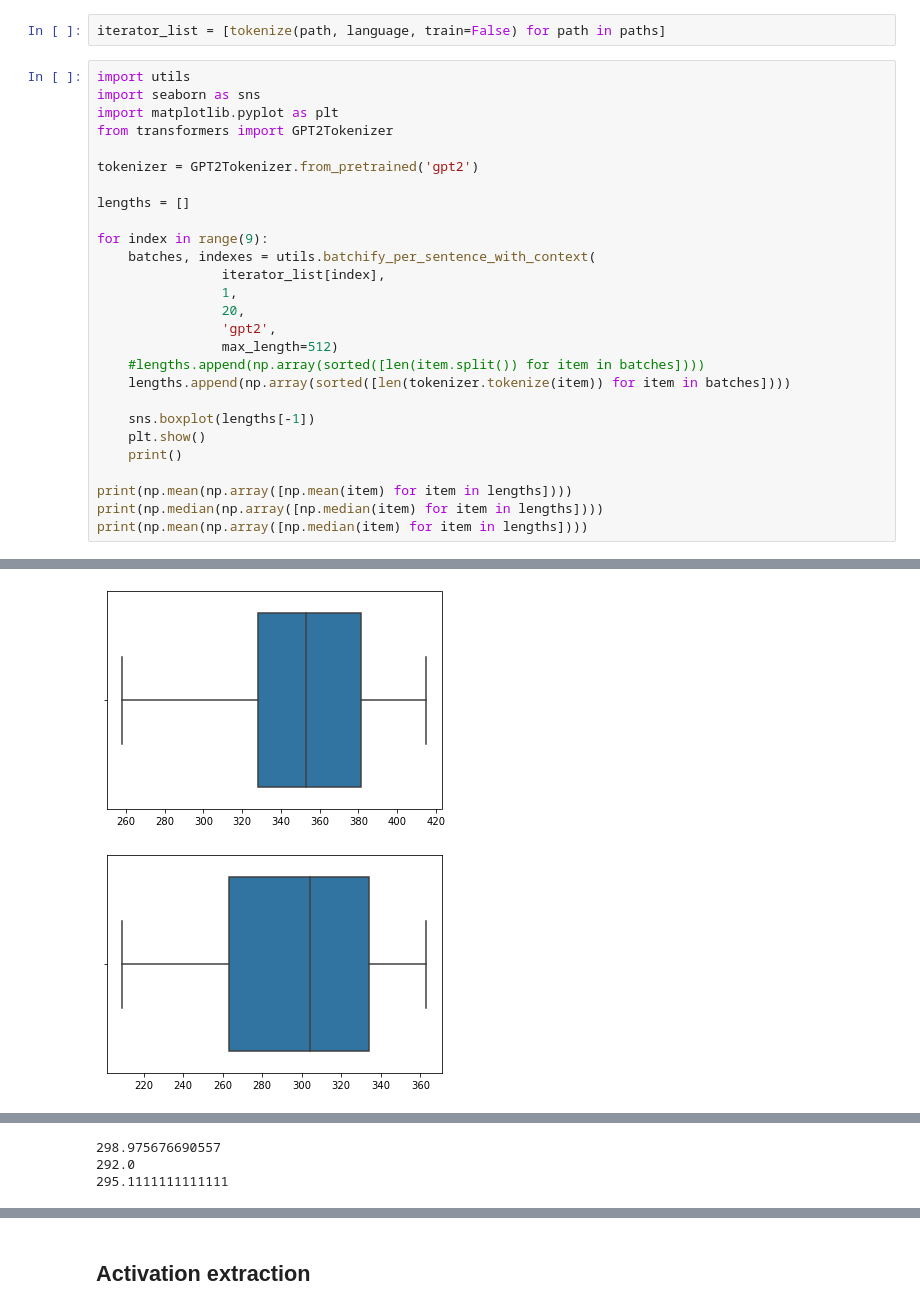
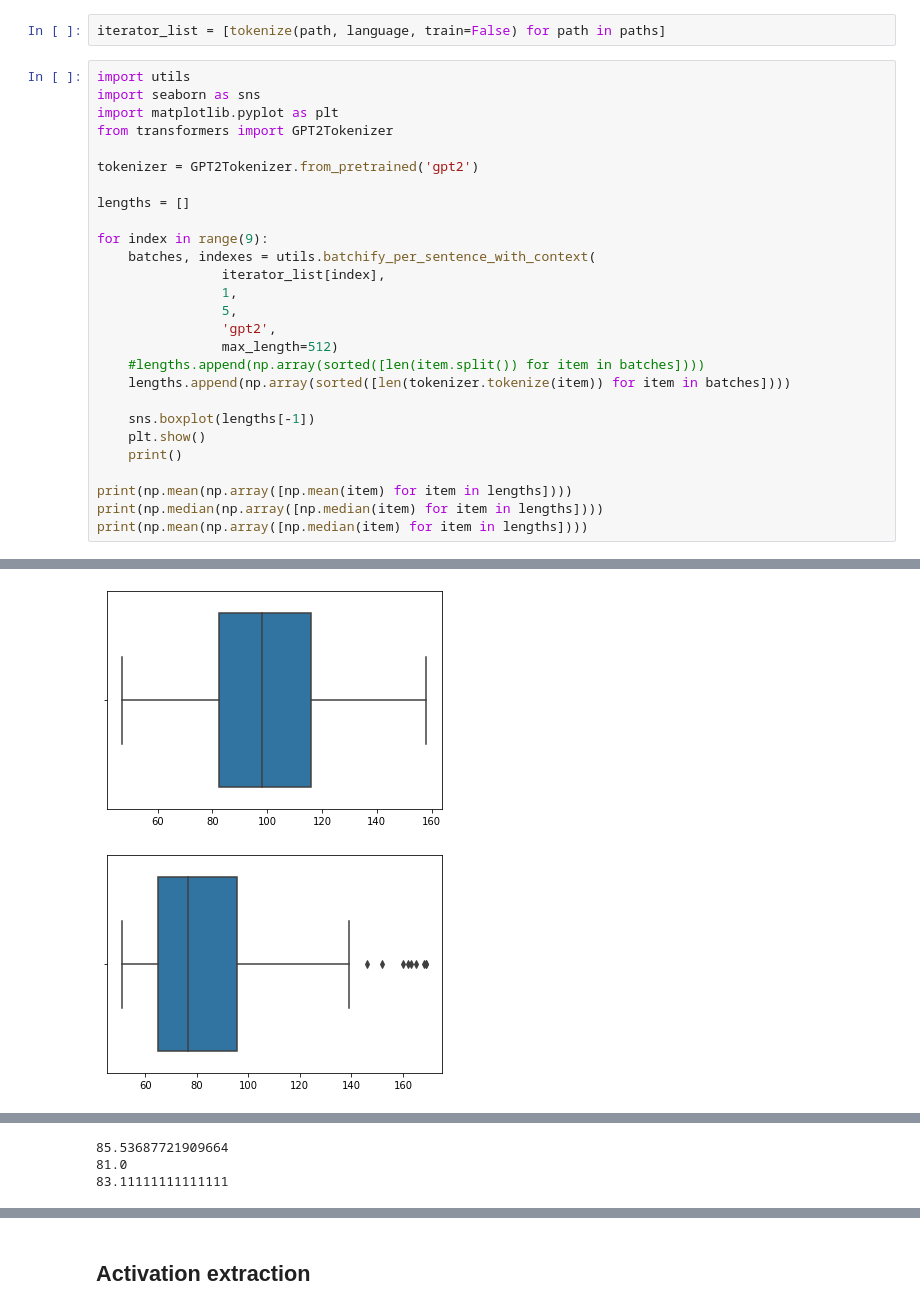
Before and after one commit to AlexandrePsq/NLP_models, a Jupyter notebook: GPT2/generate_activations.ipynb, the cells around one changed output, grey strips where cells are left out. Cells and saved outputs as stored; diff of their text form.

```diff
--- a/GPT2/generate_activations.ipynb
+++ b/GPT2/generate_activations.ipynb
@@ -69,7 +69,7 @@ for index in range(9):
     batches, indexes = utils.batchify_per_sentence_with_context(
                 iterator_list[index],
                 1,
-                20,
+                5,
                 'gpt2',
                 max_length=512)
     #lengths.append(np.array(sorted([len(item.split()) for item in batches])))
@@ -87,2 +87,2 @@ print(np.mean(np.array([np.median(item) for item in lengths])))
-[figure, old version]
+[figure, new version]
-[figure, old version]
+[figure, new version]
@@ -95,3 +95,3 @@ print(np.mean(np.array([np.median(item) for item in lengths])))
-298.975676690557
-292.0
-295.1111111111111
+85.53687721909664
+81.0
+83.11111111111111
```
Also changed, not shown: parts of 6 cells of this notebook.
